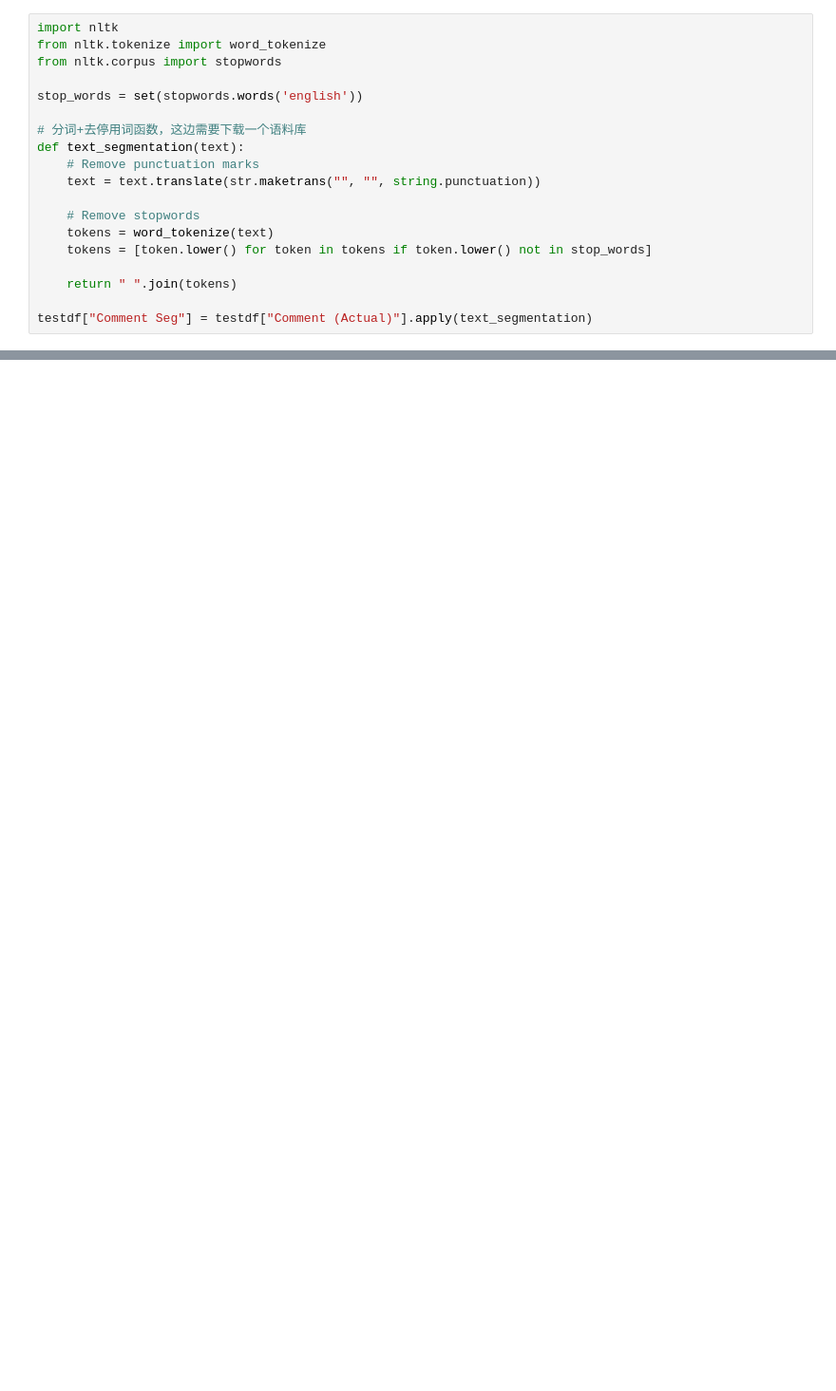
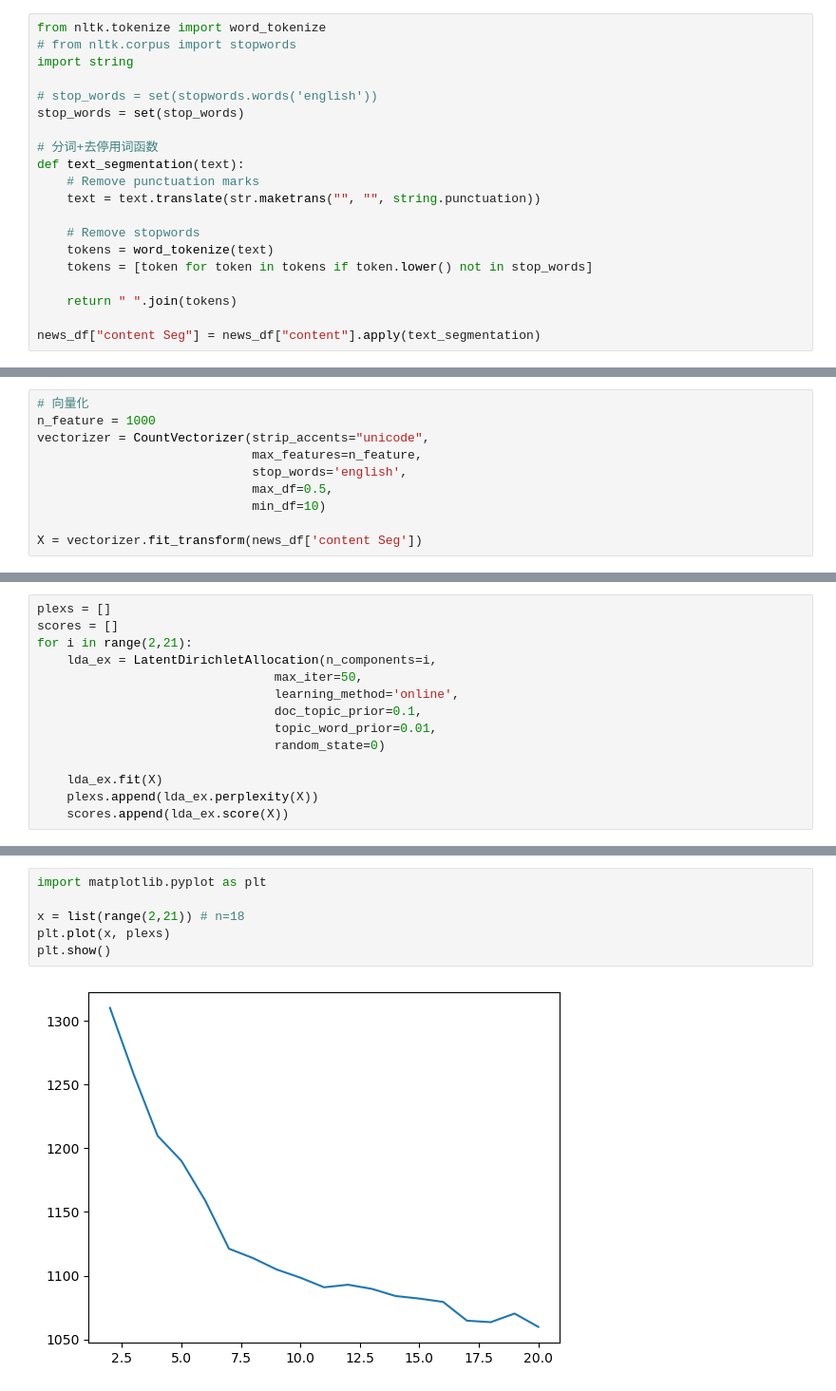
Before and after one commit to Blackteaxx/PythonDataAnalyze, a Jupyter notebook: GiveUpNow/lda.ipynb, the cells around one changed output, grey strips where cells are left out. Shown at 95% size. Drawn from its saved outputs; the diff is of its cells as text; blank space fills up the shorter version.

```diff
--- a/GiveUpNow/lda.ipynb
+++ b/GiveUpNow/lda.ipynb
@@ -8,19 +68,20 @@ news.head()
 # %%
-import nltk
 from nltk.tokenize import word_tokenize
-from nltk.corpus import stopwords
+# from nltk.corpus import stopwords
+import string
 
-stop_words = set(stopwords.words('english'))
+# stop_words = set(stopwords.words('english'))
+stop_words = set(stop_words)
 
-# 分词+去停用词函数，这边需要下载一个语料库
+# 分词+去停用词函数
 def text_segmentation(text):
     # Remove punctuation marks
     text = text.translate(str.maketrans("", "", string.punctuation))
 
     # Remove stopwords
     tokens = word_tokenize(text)
-    tokens = [token.lower() for token in tokens if token.lower() not in stop_words]
+    tokens = [token for token in tokens if token.lower() not in stop_words]
 
     return " ".join(tokens)
 
-testdf["Comment Seg"] = testdf["Comment (Actual)"].apply(text_segmentation)
+news_df["content Seg"] = news_df["content"].apply(text_segmentation)
@@ -31,0 +88,10 @@ X = vectorizer.fit_transform(news['text'])
+# %%
+# 向量化
+n_feature = 1000
+vectorizer = CountVectorizer(strip_accents="unicode",
+                             max_features=n_feature,
+                             stop_words='english',
+                             max_df=0.5,
+                             min_df=10)
+
+X = vectorizer.fit_transform(news_df['content Seg'])
@@ -31,0 +102,14 @@ X = vectorizer.fit_transform(news['text'])
+# %%
+plexs = []
+scores = []
+for i in range(2,21):
+    lda_ex = LatentDirichletAllocation(n_components=i,
+                                max_iter=50,
+                                learning_method='online',
+                                doc_topic_prior=0.1,
+                                topic_word_prior=0.01,
+                                random_state=0)
+
+    lda_ex.fit(X)
+    plexs.append(lda_ex.perplexity(X))
+    scores.append(lda_ex.score(X))
@@ -31,0 +138,8 @@ X = vectorizer.fit_transform(news['text'])
+# %%
+import matplotlib.pyplot as plt
+
+x = list(range(2,21)) # n=18
+plt.plot(x, plexs)
+plt.show()
+# %% [output]
+[figure, added]
```
Also changed, not shown: parts of 16 cells of this notebook, 9 other files.
